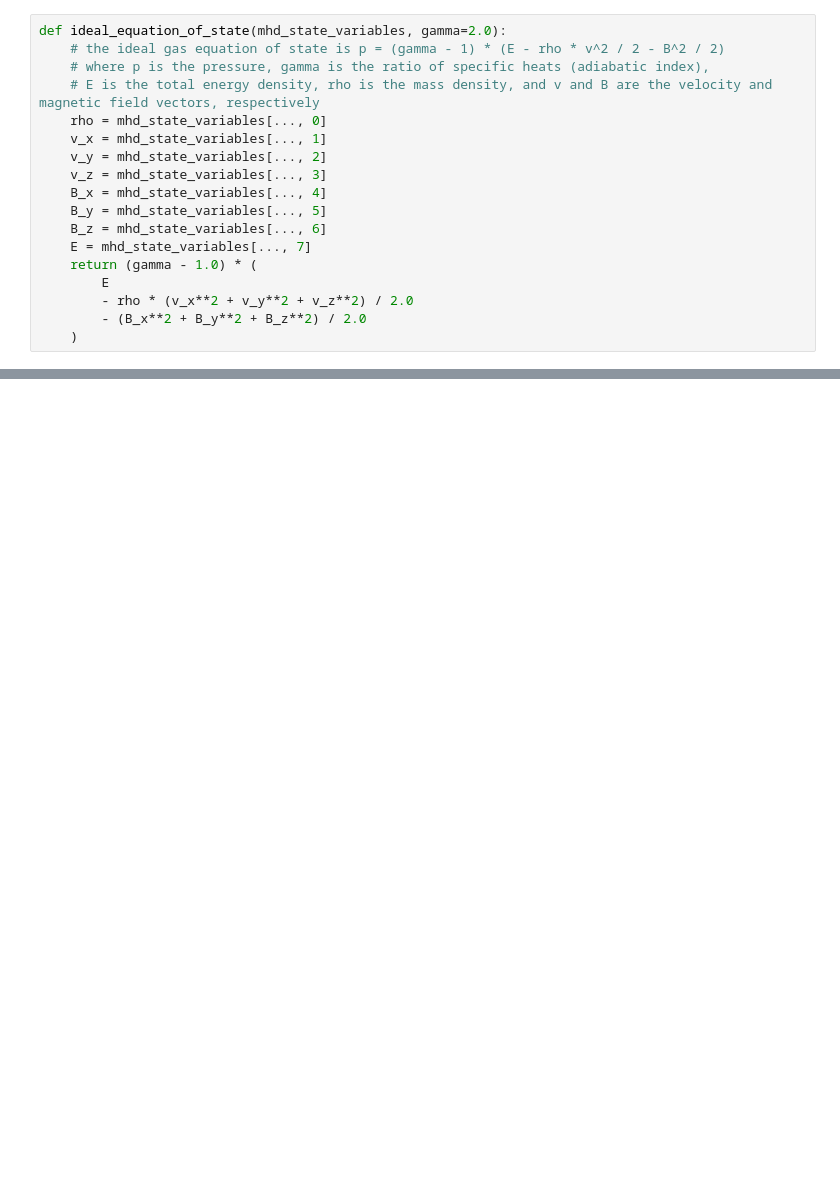
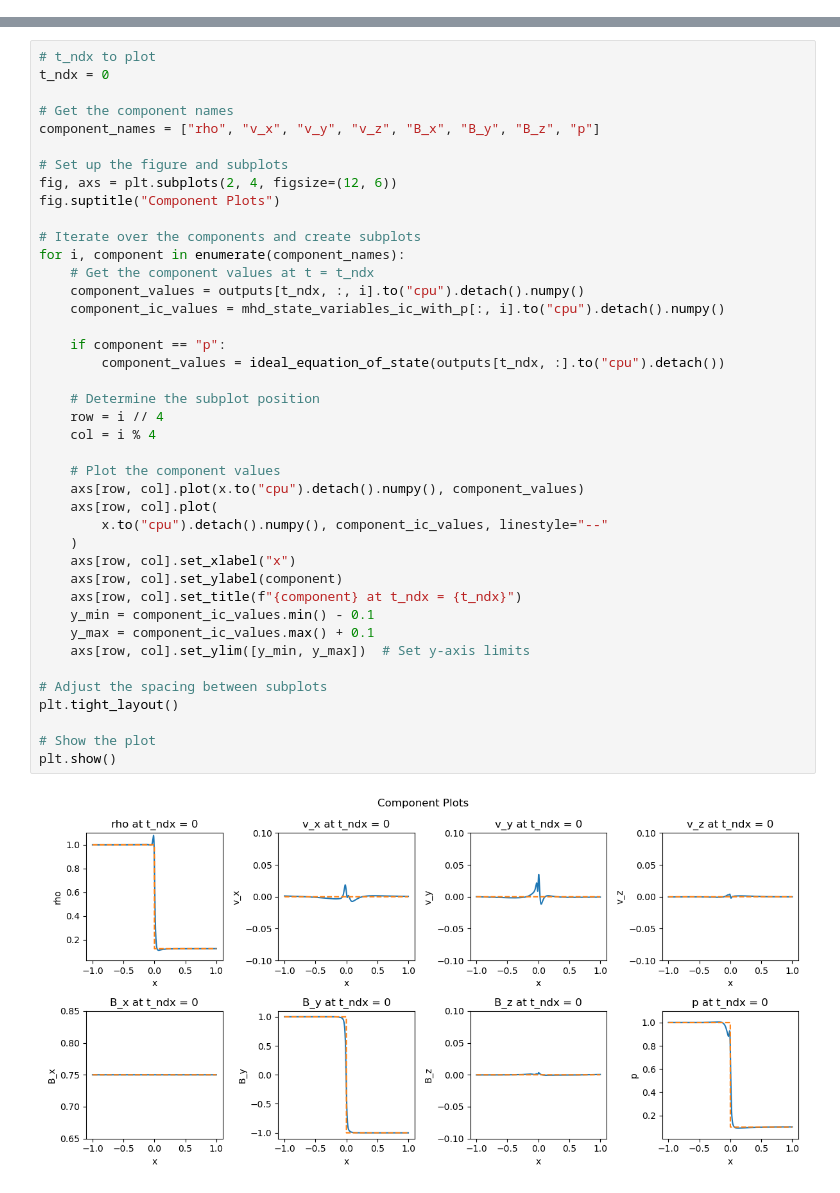
Before and after one commit to kinchb/pinn_experiments, a Jupyter notebook: mhd.ipynb, the cells around one changed output, grey strips where cells are left out. Cells and saved outputs as stored; diff of their text form; blank space fills up the shorter version.

```diff
--- a/mhd.ipynb
+++ b/mhd.ipynb
@@ -19,19 +21 @@ importlib.reload(simple_pinn)
 DEVICE = "cuda" if torch.cuda.is_available() else "cpu"
-# %%
-def ideal_equation_of_state(mhd_state_variables, gamma=2.0):
-    # the ideal gas equation of state is p = (gamma - 1) * (E - rho * v^2 / 2 - B^2 / 2)
-    # where p is the pressure, gamma is the ratio of specific heats (adiabatic index),
-    # E is the total energy density, rho is the mass density, and v and B are the velocity and magnetic field vectors, respectively
-    rho = mhd_state_variables[..., 0]
-    v_x = mhd_state_variables[..., 1]
-    v_y = mhd_state_variables[..., 2]
-    v_z = mhd_state_variables[..., 3]
-    B_x = mhd_state_variables[..., 4]
-    B_y = mhd_state_variables[..., 5]
-    B_z = mhd_state_variables[..., 6]
-    E = mhd_state_variables[..., 7]
-    return (gamma - 1.0) * (
-        E
-        - rho * (v_x**2 + v_y**2 + v_z**2) / 2.0
-        - (B_x**2 + B_y**2 + B_z**2) / 2.0
-    )
@@ -288,0 +113,43 @@ plt.show()
+# %%
+# t_ndx to plot
+t_ndx = 0
+
+# Get the component names
+component_names = ["rho", "v_x", "v_y", "v_z", "B_x", "B_y", "B_z", "p"]
+
+# Set up the figure and subplots
+fig, axs = plt.subplots(2, 4, figsize=(12, 6))
+fig.suptitle("Component Plots")
+
+# Iterate over the components and create subplots
+for i, component in enumerate(component_names):
+    # Get the component values at t = t_ndx
+    component_values = outputs[t_ndx, :, i].to("cpu").detach().numpy()
+    component_ic_values = mhd_state_variables_ic_with_p[:, i].to("cpu").detach().numpy()
+
+    if component == "p":
+        component_values = ideal_equation_of_state(outputs[t_ndx, :].to("cpu").detach())
+
+    # Determine the subplot position
+    row = i // 4
+    col = i % 4
+
+    # Plot the component values
+    axs[row, col].plot(x.to("cpu").detach().numpy(), component_values)
+    axs[row, col].plot(
+        x.to("cpu").detach().numpy(), component_ic_values, linestyle="--"
+    )
+    axs[row, col].set_xlabel("x")
+    axs[row, col].set_ylabel(component)
+    axs[row, col].set_title(f"{component} at t_ndx = {t_ndx}")
+    y_min = component_ic_values.min() - 0.1
+    y_max = component_ic_values.max() + 0.1
+    axs[row, col].set_ylim([y_min, y_max])  # Set y-axis limits
+
+# Adjust the spacing between subplots
+plt.tight_layout()
+
+# Show the plot
+plt.show()
+# %% [output]
+[figure, added]
```
Also changed, not shown: parts of 10 cells of this notebook, 2 other files.
